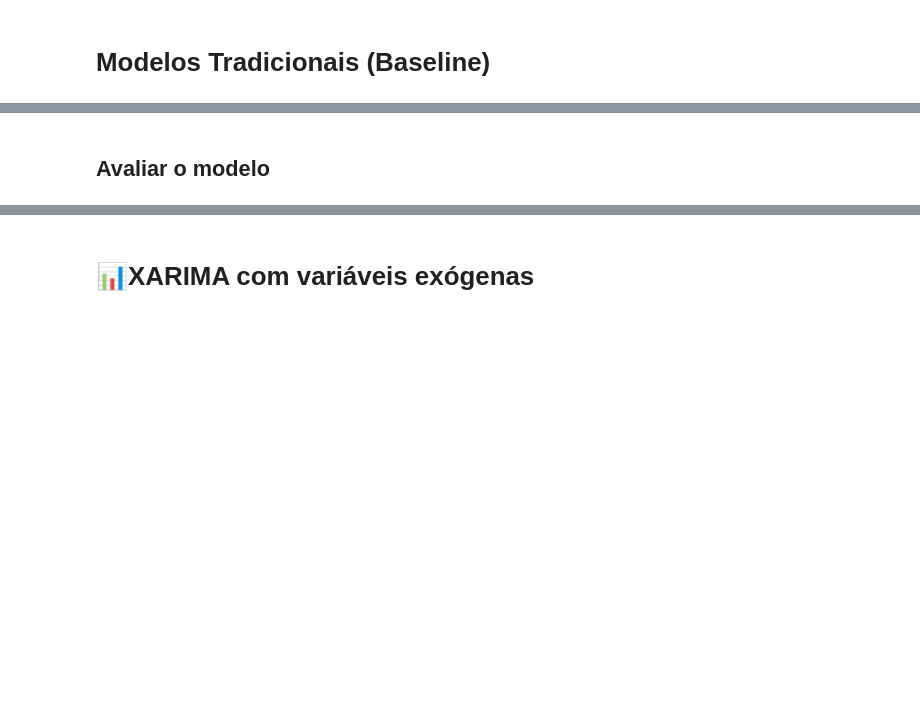
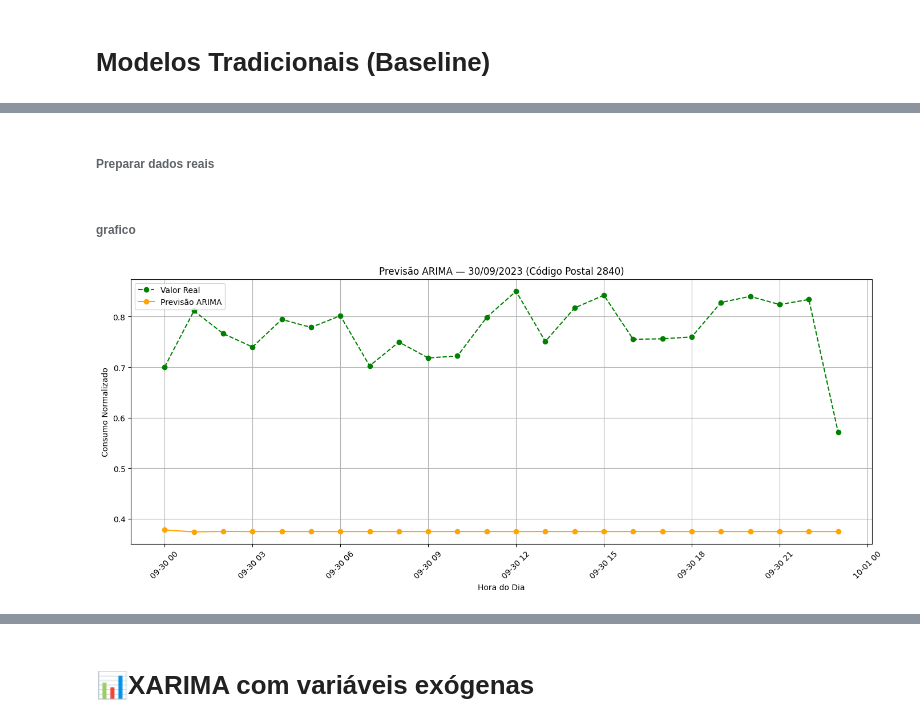
Before and after one commit to heyliceeee/previsao-do-consumo-energetico-com-ml, a Jupyter notebook: 4modelos-tradicionais.ipynb, the cells around one changed output, grey strips where cells are left out. Cells and saved outputs as stored; diff of their text form; code cells hidden in the pictures; blank space fills up the shorter version.

Commit message:
✨feat: ARIMA

```diff
--- a/4modelos-tradicionais.ipynb
+++ b/4modelos-tradicionais.ipynb
@@ -21,2 +36,8 @@ df_2840 = df[df["ZipCode"] == "2840"].sort_values("DateTime")
+# %%
+train_data = TimeSeriesDataFrame.from_data_frame(
+    treino_reset[["item_id", "DateTime", "EnergyNormalized"]],
+    id_column="item_id",
+    timestamp_column="DateTime"
+)
 # %% [markdown]
 # 📊ARIMA
@@ -23,0 +46,4 @@ df_2840 = df[df["ZipCode"] == "2840"].sort_values("DateTime")
+# %%
+model_path = "AutogluonModels/ag-20250417_182601" # Caminho onde o modelo foi guardado
+
+predictor = TimeSeriesPredictor.load(model_path) # Carregar o modelo
@@ -39,6 +86,9 @@ Duração dos dados: 334 dias (47.7 semanas)
 # %%
-# Filtrar um único código postal para a previsão (ex: 1000)
-df_cp = df[df["ZipCode"] == "2840"].copy()
+forecast = predictor.predict(train_data)
+forecast_values = forecast.loc["2840"]
 
-# Selecionar apenas os valores da energia normalizada
-serie = df_cp["EnergyNormalized"].values
+# Lidar com possíveis múltiplas colunas
+if isinstance(forecast_values, pd.DataFrame):
+    y_pred = forecast_values.iloc[:, 0].values
+else:
+    y_pred = forecast_values.values
@@ -156,2 +96,0 @@ plt.show()
-# %% [markdown]
-## Avaliar o modelo
@@ -170,0 +97,25 @@ uncertainty_range = np.mean((quantile_90 - quantile_10).cpu().detach().numpy())
+# %% [markdown]
+###### Preparar dados reais
+# %%
+real_values = teste["EnergyNormalized"]
+y_true = real_values.values
+# %% [markdown]
+###### grafico
+# %%
+plt.figure(figsize=(14, 6))
+
+plt.plot(real_values.index, real_values.values, label="Valor Real", marker='o', linestyle='--', color='green')
+plt.plot(forecast_values.index, forecast_values.iloc[:, 0] if isinstance(forecast_values, pd.DataFrame) else forecast_values,
+         label="Previsão ARIMA", marker='o', color='orange')
+
+plt.title("Previsão ARIMA — 30/09/2023 (Código Postal 2840)")
+plt.xlabel("Hora do Dia")
+plt.ylabel("Consumo Normalizado")
+plt.xticks(rotation=45)
+plt.grid(True)
+plt.legend()
+plt.tight_layout()
+plt.savefig("predicts/ARIMA/grafico.png", dpi=300, bbox_inches='tight')
+plt.show()
+# %% [output]
+[figure, added]
```
Also changed, not shown: parts of 25 cells of this notebook, 30 other files.
